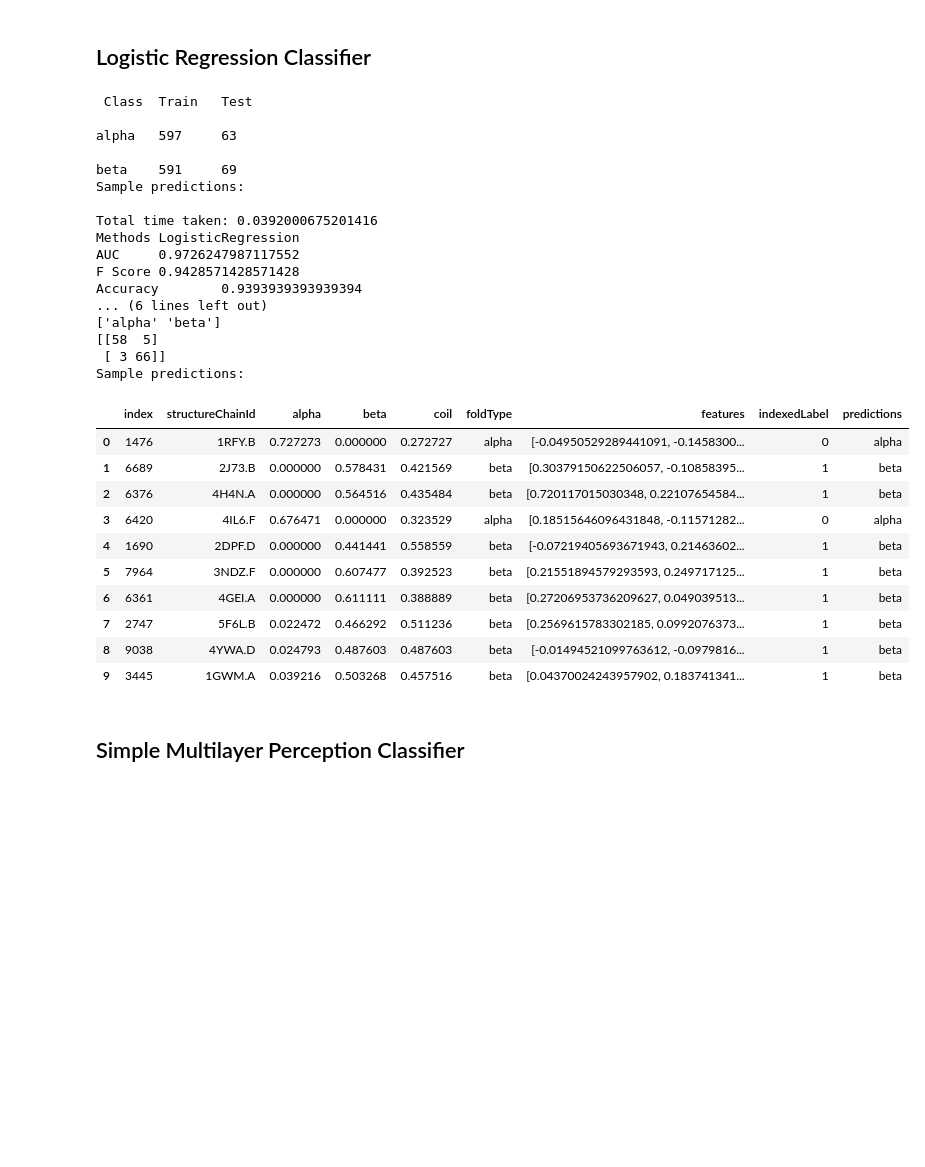
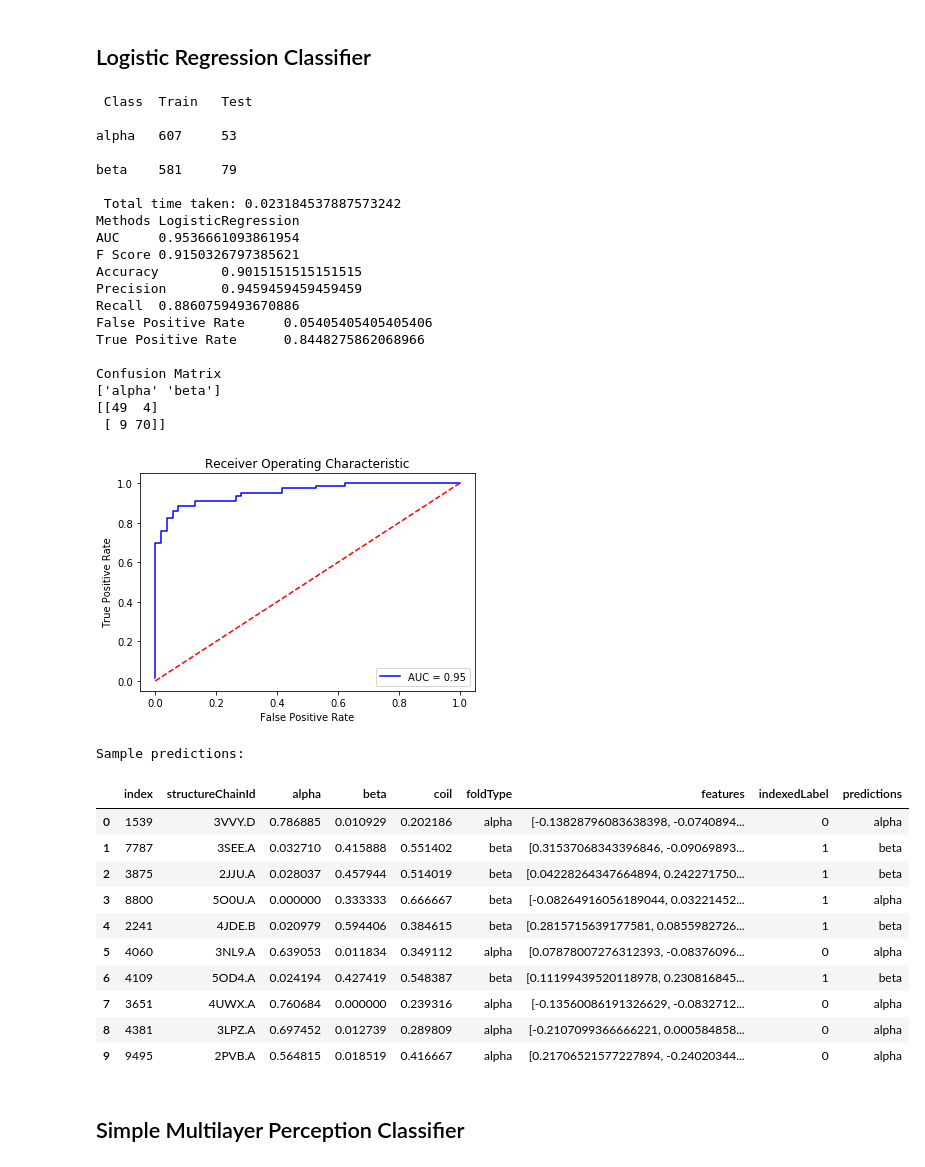
Before and after one commit to sbl-sdsc/mmtf-workshop-2018, a Jupyter notebook: 6-machine-learning/3-Classification-Sklearn.ipynb, the cells around one changed output. Cells and saved outputs as stored; diff of their text form; code cells hidden in the pictures; blank space fills up the shorter version.

```diff
--- a/6-machine-learning/3-Classification-Sklearn.ipynb
+++ b/6-machine-learning/3-Classification-Sklearn.ipynb
@@ -177,42 +188,50 @@ Sample predictions:
 # %%
 from sklearn.linear_model import LogisticRegression
 
 clf = LogisticRegression()
 mcc = mltoolkit.MultiClassClassifier(clf, 'foldType', testFraction=0.1)
 matrics = mcc.fit(df)
 for k,v in matrics.items(): print(f"{k}\t{v}")
 
+# Plot ROC
+mltoolkit.plot_roc(mcc.TPR, mcc.FPR, mcc.AUC)
+
 print("Sample predictions: ")
 mcc.prediction.head(10)
 # %% [output]
  Class  Train   Test
 
-alpha   597     63
+alpha   607     53
 
-beta    591     69
-Sample predictions:
+beta    581     79
 
-Total time taken: 0.0392000675201416
+ Total time taken: 0.023184537887573242
 Methods LogisticRegression
-AUC     0.9726247987117552
-F Score 0.9428571428571428
-Accuracy        0.9393939393939394
-... (6 lines left out)
+AUC     0.9536661093861954
+F Score 0.9150326797385621
+Accuracy        0.9015151515151515
+Precision       0.9459459459459459
+Recall  0.8860759493670886
+False Positive Rate     0.05405405405405406
+True Positive Rate      0.8448275862068966
+
+Confusion Matrix
 ['alpha' 'beta']
-[[58  5]
- [ 3 66]]
-Sample predictions:
+[[49  4]
+ [ 9 70]]
+[figure, added]
+Sample predictions:
 |  | index | structureChainId | alpha | beta | coil | foldType | features | indexedLabel | predictions |
-| 0 | 1476 | 1RFY.B | 0.727273 | 0.000000 | 0.272727 | alpha | [-0.04950529289441091, -0.1458300... | 0 | alpha |
-| 1 | 6689 | 2J73.B | 0.000000 | 0.578431 | 0.421569 | beta | [0.30379150622506057, -0.10858395... | 1 | beta |
-| 2 | 6376 | 4H4N.A | 0.000000 | 0.564516 | 0.435484 | beta | [0.720117015030348, 0.22107654584... | 1 | beta |
-| 3 | 6420 | 4IL6.F | 0.676471 | 0.000000 | 0.323529 | alpha | [0.18515646096431848, -0.11571282... | 0 | alpha |
-| 4 | 1690 | 2DPF.D | 0.000000 | 0.441441 | 0.558559 | beta | [-0.07219405693671943, 0.21463602... | 1 | beta |
-| 5 | 7964 | 3NDZ.F | 0.000000 | 0.607477 | 0.392523 | beta | [0.21551894579293593, 0.249717125... | 1 | beta |
-| 6 | 6361 | 4GEI.A | 0.000000 | 0.611111 | 0.388889 | beta | [0.27206953736209627, 0.049039513... | 1 | beta |
-| 7 | 2747 | 5F6L.B | 0.022472 | 0.466292 | 0.511236 | beta | [0.2569615783302185, 0.0992076373... | 1 | beta |
-| 8 | 9038 | 4YWA.D | 0.024793 | 0.487603 | 0.487603 | beta | [-0.01494521099763612, -0.0979816... | 1 | beta |
-| 9 | 3445 | 1GWM.A | 0.039216 | 0.503268 | 0.457516 | beta | [0.04370024243957902, 0.183741341... | 1 | beta |
+| 0 | 1539 | 3VVY.D | 0.786885 | 0.010929 | 0.202186 | alpha | [-0.13828796083638398, -0.0740894... | 0 | alpha |
+| 1 | 7787 | 3SEE.A | 0.032710 | 0.415888 | 0.551402 | beta | [0.31537068343396846, -0.09069893... | 1 | beta |
+| 2 | 3875 | 2JJU.A | 0.028037 | 0.457944 | 0.514019 | beta | [0.04228264347664894, 0.242271750... | 1 | beta |
+| 3 | 8800 | 5O0U.A | 0.000000 | 0.333333 | 0.666667 | beta | [-0.08264916056189044, 0.03221452... | 1 | alpha |
+| 4 | 2241 | 4JDE.B | 0.020979 | 0.594406 | 0.384615 | beta | [0.2815715639177581, 0.0855982726... | 1 | beta |
+| 5 | 4060 | 3NL9.A | 0.639053 | 0.011834 | 0.349112 | alpha | [0.07878007276312393, -0.08376096... | 0 | alpha |
+| 6 | 4109 | 5OD4.A | 0.024194 | 0.427419 | 0.548387 | beta | [0.11199439520118978, 0.230816845... | 1 | beta |
+| 7 | 3651 | 4UWX.A | 0.760684 | 0.000000 | 0.239316 | alpha | [-0.13560086191326629, -0.0832712... | 0 | alpha |
+| 8 | 4381 | 3LPZ.A | 0.697452 | 0.012739 | 0.289809 | alpha | [-0.2107099366666221, 0.000584858... | 0 | alpha |
+| 9 | 9495 | 2PVB.A | 0.564815 | 0.018519 | 0.416667 | alpha | [0.21706521577227894, -0.24020344... | 0 | alpha |
 # %% [markdown]
 ## Simple Multilayer Perception Classifier
 # %%
```
Also changed, not shown: parts of 4 cells of this notebook, 1 other file.
